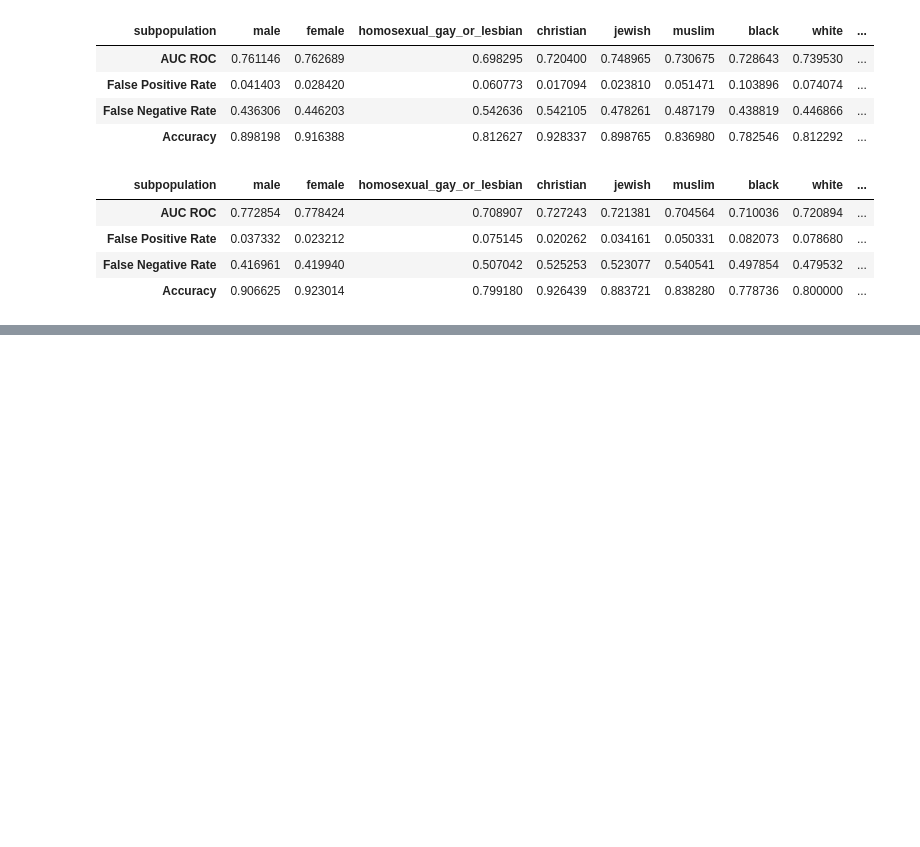
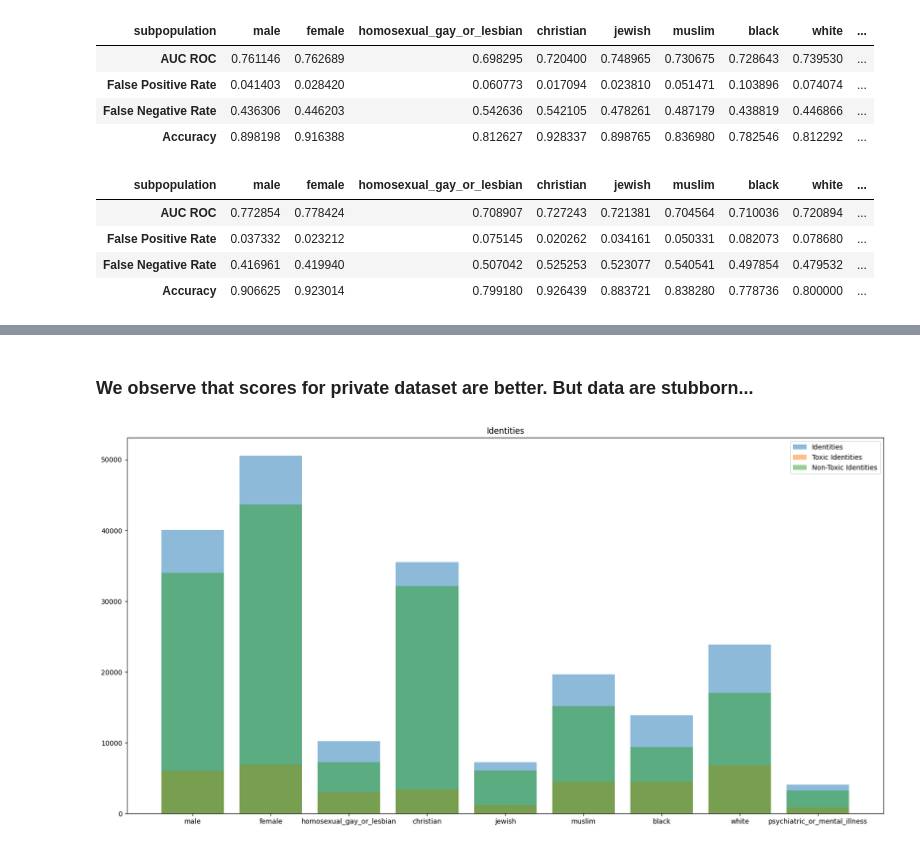
Before and after one commit to robinhad/toxicity-analysis, a Jupyter notebook: outcomes_dkushn.ipynb, the cells around one changed output, grey strips where cells are left out. Drawn from its saved outputs; the diff is of its cells as text; code cells hidden in the pictures; blank space fills up the shorter version.

Commit message:
Outcomes bias scores. Nothing special

```diff
--- a/outcomes_dkushn.ipynb
+++ b/outcomes_dkushn.ipynb
@@ -26,6 +26,7 @@ NVIDIA GeForce RTX 2080 with Max-Q Design
 # %%
 TEST_DATA_PRIVATE = 'input/test_private_expanded.csv'
 TEST_DATA_PUBLIC = 'input/test_public_expanded.csv'
+TRAIN_DATA = 'input/train.csv'
 
 # TODO: add also train data analysis for comparison
 
@@ -33,6 +34,7 @@ TEST_DATA = 'input/test_private_expanded.csv'
 
 test = pd.read_csv(TEST_DATA, index_col='id')
 
+train_df = pd.read_csv(TRAIN_DATA, index_col='id')
 test_private_df = pd.read_csv(TEST_DATA_PRIVATE, index_col='id')
 test_public_df = pd.read_csv(TEST_DATA_PUBLIC, index_col='id')
 test_combined_df = pd.concat([test_private_df, test_public_df])
@@ -786,0 +806,38 @@ selected_rows.set_index("subpopulation").T
+# %% [markdown]
+### We observe that scores for private dataset are better. But data are stubborn...
+# %%
+# plot the bias metric['combined'] and number of positive and negative examples in each group.
+# Side-by-side comparison of the bias metric and the number of positive and negative examples in each group.
+
+import matplotlib.pyplot as plt
+import seaborn as sns
+
+# plot_columns = 3
+# plot_rows = len(identity_columns) // plot_columns + 1
+
+identities = []
+toxic_identities = []
+non_toxic_identities = []
+subgroup_AUC = []
+subgroup_bnsp_auc = []
+subgroup_bpsn_auc = []
+# df = test_data['combined']
+df = train_df
+for subpopulation in identity_columns:
+    identities.append(df[df[subpopulation] > 0.5].shape[0])
+    toxic_identities.append(df[(df[subpopulation] > 0.5) & (df['target'] >= 0.5)].shape[0])
+    non_toxic_identities.append(df[(df[subpopulation] > 0.5) & (df['target'] < 0.5)].shape[0])
+
+    subgroup_AUC.append(bias_metrics['combined'].loc["Subgroup_AUC", subpopulation])
+    subgroup_bnsp_auc.append(bias_metrics['combined'].loc["BNSP_AUC", subpopulation])
+    subgroup_bpsn_auc.append(bias_metrics['combined'].loc["BPSN_AUC", subpopulation])
+
+plt.figure(figsize=(20, 10))
+plt.bar(identity_columns, identities, alpha=0.5, label='Identities')
+plt.bar(identity_columns, toxic_identities, alpha=0.5, label='Toxic Identities')
+plt.bar(identity_columns, non_toxic_identities, alpha=0.5, label='Non-Toxic Identities')
+plt.legend(loc='upper right')
+plt.title('Identities')
+plt.show()
+# %% [output]
+[figure, added]
```
Also changed, not shown: parts of 4 cells of this notebook.
